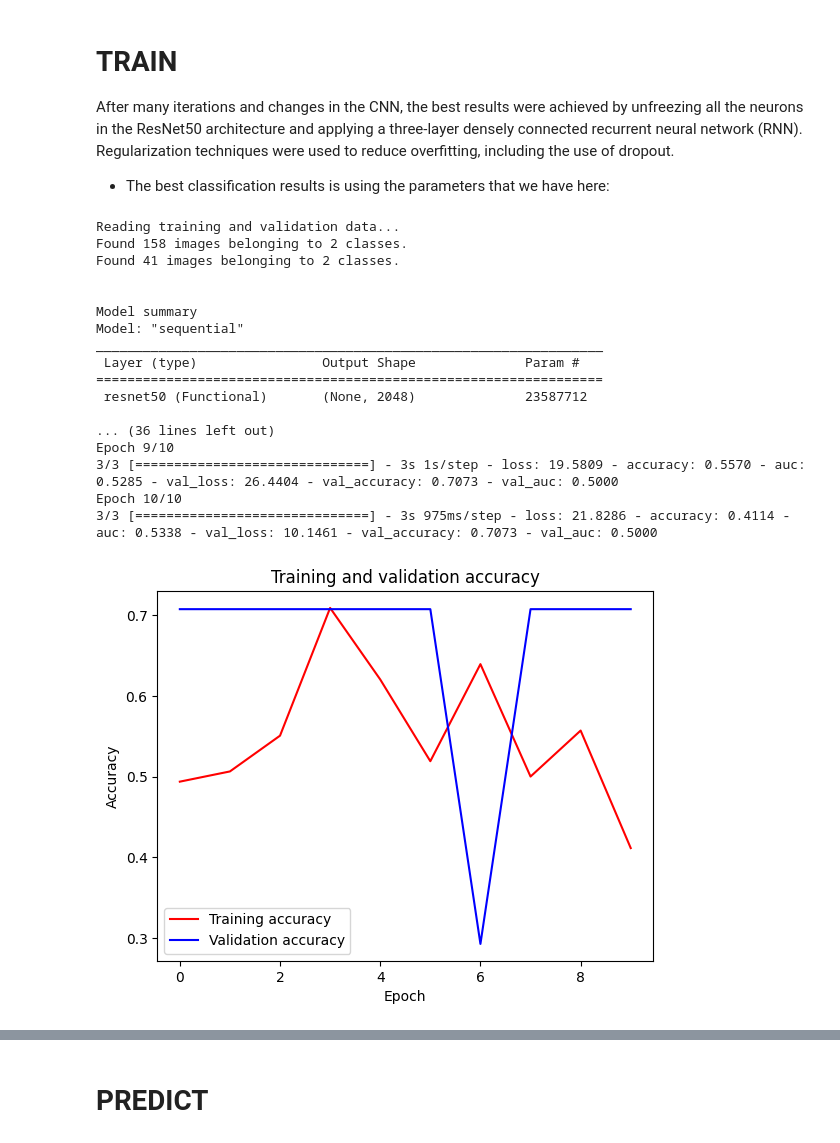
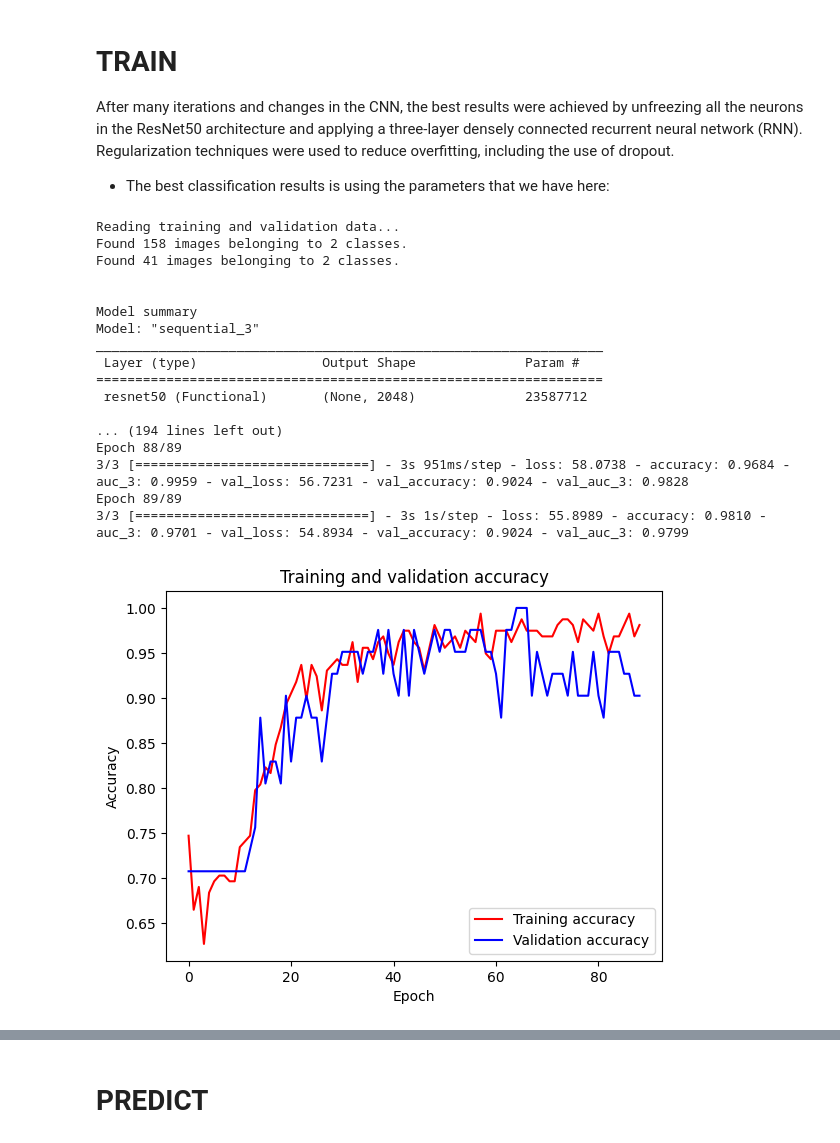
Before and after one commit to afva/Solar_Panels_failures, a Jupyter notebook: main.ipynb, the cells around one changed output, grey strips where cells are left out. Cells and saved outputs as stored; diff of their text form; code cells hidden in the pictures.

```diff
--- a/main.ipynb
+++ b/main.ipynb
@@ -16,33 +32,32 @@ The problem to be solved is a real-world issue in which the goal is to detect fa
 After many iterations and changes in the CNN, the best results were achieved by unfreezing all the neurons in the ResNet50 architecture and applying a three-layer densely connected recurrent neural network (RNN). Regularization techniques were used to reduce overfitting, including the use of dropout.
 - The best classification results is using the parameters that we have here:
 # %%
-training_dir = 'strings/train'
-validation_dir = 'strings/validation'
+
 
 cnn = CNN()
 bm = 'ResNet50'
 epochs = 89
-lr = 1e-2
+lr = 1e-4
 beta_1 = 0.3
 cnn.train(training_dir, validation_dir, base_model=bm, epochs=epochs, learning_rate = lr,
           training_batch_size=64, validation_batch_size=64, beta_1=beta_1, epsilon=1e-5)
 cnn.save(f'{bm}_{epochs}_{lr}_{beta_1}')
 # %% [output]
 Reading training and validation data...
 Found 158 images belonging to 2 classes.
 Found 41 images belonging to 2 classes.
 
 
 Model summary
-Model: "sequential"
+Model: "sequential_3"
 _________________________________________________________________
  Layer (type)                Output Shape              Param #
 =================================================================
  resnet50 (Functional)       (None, 2048)              23587712
 
-... (36 lines left out)
-Epoch 9/10
-3/3 [==============================] - 3s 1s/step - loss: 19.5809 - accuracy: 0.5570 - auc: 0.5285 - val_loss: 26.4404 - val_accuracy: 0.7073 - val_auc: 0.5000
-Epoch 10/10
-3/3 [==============================] - 3s 975ms/step - loss: 21.8286 - accuracy: 0.4114 - auc: 0.5338 - val_loss: 10.1461 - val_accuracy: 0.7073 - val_auc: 0.5000
+... (194 lines left out)
+Epoch 88/89
+3/3 [==============================] - 3s 951ms/step - loss: 58.0738 - accuracy: 0.9684 - auc_3: 0.9959 - val_loss: 56.7231 - val_accuracy: 0.9024 - val_auc_3: 0.9828
+Epoch 89/89
+3/3 [==============================] - 3s 1s/step - loss: 55.8989 - accuracy: 0.9810 - auc_3: 0.9701 - val_loss: 54.8934 - val_accuracy: 0.9024 - val_auc_3: 0.9799
-[figure, old version]
+[figure, new version]
```
Also changed, not shown: parts of 6 cells of this notebook, 8 other files.
